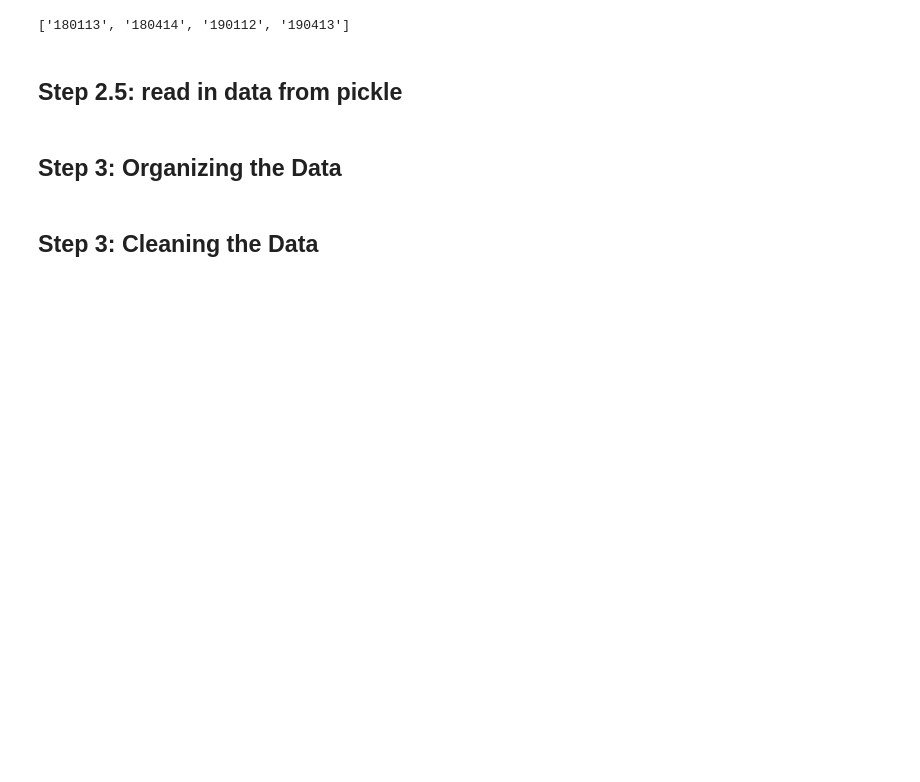
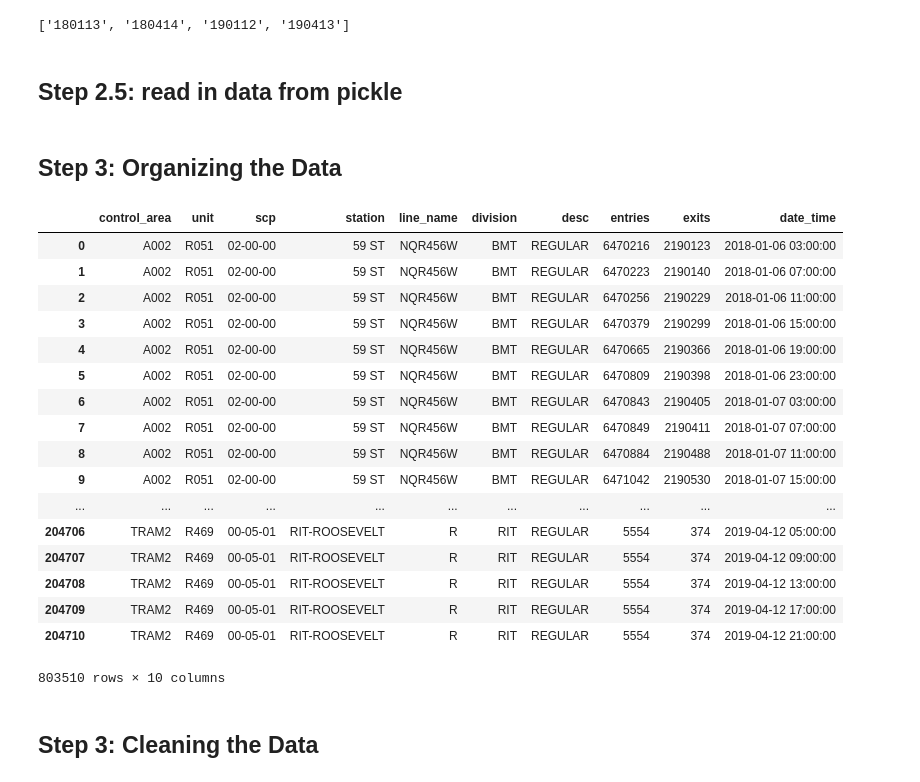
Before and after one commit to alisonglazer/metis_project_1, a Jupyter notebook: clean_turnstile_data.ipynb, the cells around one changed output. Drawn from its saved outputs; the diff is of its cells as text; code cells hidden in the pictures; blank space fills up the shorter version.

```diff
--- a/clean_turnstile_data.ipynb
+++ b/clean_turnstile_data.ipynb
@@ -109,3 +113,24 @@ df.reset_index(inplace=True)
+# %%
+df
+# %% [output]
+|  | control_area | unit | scp | station | line_name | division | desc | entries | exits | date_time |
+| 0 | A002 | R051 | 02-00-00 | 59 ST | NQR456W | BMT | REGULAR | 6470216 | 2190123 | 2018-01-06 03:00:00 |
+| 1 | A002 | R051 | 02-00-00 | 59 ST | NQR456W | BMT | REGULAR | 6470223 | 2190140 | 2018-01-06 07:00:00 |
+| 2 | A002 | R051 | 02-00-00 | 59 ST | NQR456W | BMT | REGULAR | 6470256 | 2190229 | 2018-01-06 11:00:00 |
+| 3 | A002 | R051 | 02-00-00 | 59 ST | NQR456W | BMT | REGULAR | 6470379 | 2190299 | 2018-01-06 15:00:00 |
+| 4 | A002 | R051 | 02-00-00 | 59 ST | NQR456W | BMT | REGULAR | 6470665 | 2190366 | 2018-01-06 19:00:00 |
+| 5 | A002 | R051 | 02-00-00 | 59 ST | NQR456W | BMT | REGULAR | 6470809 | 2190398 | 2018-01-06 23:00:00 |
+| 6 | A002 | R051 | 02-00-00 | 59 ST | NQR456W | BMT | REGULAR | 6470843 | 2190405 | 2018-01-07 03:00:00 |
+| 7 | A002 | R051 | 02-00-00 | 59 ST | NQR456W | BMT | REGULAR | 6470849 | 2190411 | 2018-01-07 07:00:00 |
+| 8 | A002 | R051 | 02-00-00 | 59 ST | NQR456W | BMT | REGULAR | 6470884 | 2190488 | 2018-01-07 11:00:00 |
+| 9 | A002 | R051 | 02-00-00 | 59 ST | NQR456W | BMT | REGULAR | 6471042 | 2190530 | 2018-01-07 15:00:00 |
+| ... | ... | ... | ... | ... | ... | ... | ... | ... | ... | ... |
+| 204706 | TRAM2 | R469 | 00-05-01 | RIT-ROOSEVELT | R | RIT | REGULAR | 5554 | 374 | 2019-04-12 05:00:00 |
+| 204707 | TRAM2 | R469 | 00-05-01 | RIT-ROOSEVELT | R | RIT | REGULAR | 5554 | 374 | 2019-04-12 09:00:00 |
+| 204708 | TRAM2 | R469 | 00-05-01 | RIT-ROOSEVELT | R | RIT | REGULAR | 5554 | 374 | 2019-04-12 13:00:00 |
+| 204709 | TRAM2 | R469 | 00-05-01 | RIT-ROOSEVELT | R | RIT | REGULAR | 5554 | 374 | 2019-04-12 17:00:00 |
+| 204710 | TRAM2 | R469 | 00-05-01 | RIT-ROOSEVELT | R | RIT | REGULAR | 5554 | 374 | 2019-04-12 21:00:00 |
+803510 rows × 10 columns
 # %%
 # Create a column for weekday
 df['weekday'] = df[['date_time']].apply(lambda x: x['date_time'].dayofweek,axis=1)
```
Also changed, not shown: parts of 6 cells of this notebook.
